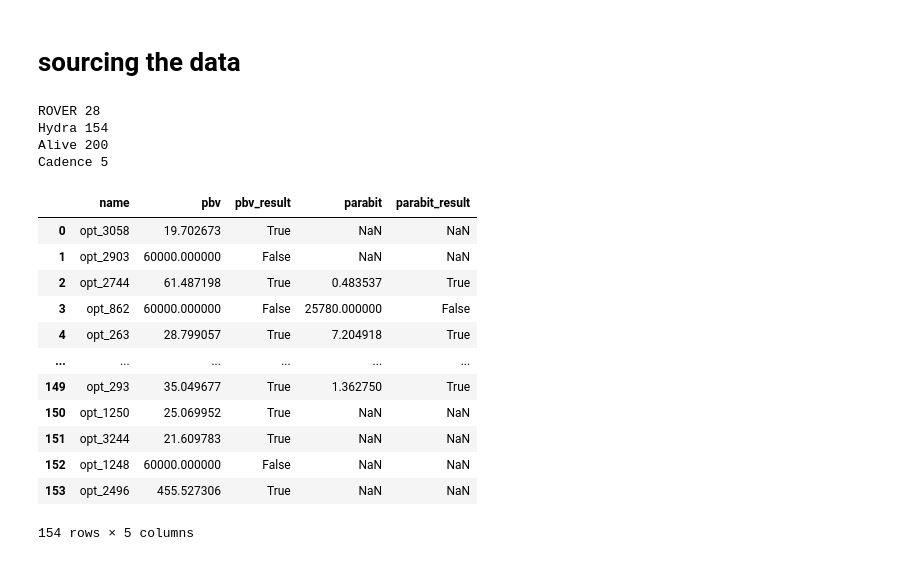
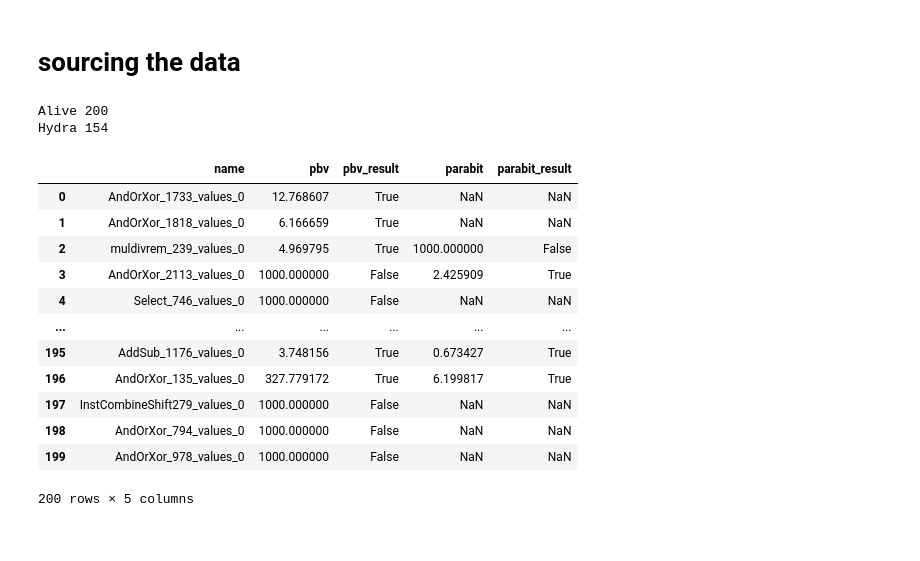
Before and after one commit to luigirinaldi/CAV, a Jupyter notebook: scripts/plots/eval_graphs.ipynb, the cells around one changed output. Cells and saved outputs as stored; diff of their text form; code cells hidden in the pictures.

Commit message:
better smoke test

```diff
--- a/scripts/plots/eval_graphs.ipynb
+++ b/scripts/plots/eval_graphs.ipynb
@@ -8,34 +8,42 @@ import pandas as pd
 import math
 import json
 
+# nbconvert sets cwd to the notebook's directory (plots/); fix it to scripts/
+if not (Path.cwd() / 'plots').exists():
+    os.chdir(Path.cwd().parent)
+
 from plots.utils import load_sledge_data, prepare_step_data
 
 plt.style.use("./plots/latex_style.mplstyle")
 
+smoke_test = os.environ.get("SMOKE_TEST", "0") == "1"
+
 benches = ["ROVER", "Hydra", "Alive", "Cadence"]
+active_benches = ["Alive", "Hydra"] if smoke_test else benches
 
-RESULTS_DIR = Path("../results")
-RESULTS_DIR_ALT = Path("../benchmarks/results")
+RESULTS_DIR = Path("../results") if not smoke_test else Path("../smoke_test")
+# RESULTS_DIR_ALT = Path("../benchmarks/results")
 
 BENCH_BASE = Path("../benchmarks")
 
 FIGURES_PATH = RESULTS_DIR / "plots"
-
-TABLE_OUTPUT = RESULTS_DIR / 'tables'
+TABLE_OUTPUT = RESULTS_DIR / "tables"
 
 TIMEOUT = 60_000  # timeout in milliseconds
 
 os.makedirs(FIGURES_PATH, exist_ok=True)
+os.makedirs(TABLE_OUTPUT, exist_ok=True)
 
 parabit = {}
 pbv = {}
 
-pbv["Alive"] = pd.read_csv(f"{RESULTS_DIR_ALT}/solver/alive_smt2/results.csv")
-pbv["Hydra"] = pd.read_csv(f"{RESULTS_DIR_ALT}/solver/hydra_smt2/results.csv")
-pbv["Cadence"] = pd.read_csv(f"{RESULTS_DIR_ALT}/solver/Cadence_smt2/summary.csv")
-pbv["ROVER"] = pd.read_csv(f"{RESULTS_DIR_ALT}/solver/rover_smt2/summary.csv")
+for bench in active_benches:
+    if bench in ("Alive", "Hydra"):
+        pbv[bench] = pd.read_csv(f"{RESULTS_DIR}/pbv/{bench}/results.csv")
+    else:
+        pbv[bench] = pd.read_csv(f"{RESULTS_DIR}/pbv/{bench}/summary.csv")
 
-for bench in benches:
+for bench in active_benches:
     parabit[bench] = pd.read_csv(f"{RESULTS_DIR}/parabit/{bench}/results.csv")
     parabit[bench]["time_taken"] = (
         parabit[bench]["time_taken"] * 1000
@@ -56,7 +64,7 @@ for bench in benches:
 # pbv, parabit, mirabelle
 # %%
 datas = {}
-for i, bench in enumerate(benches):
+for i, bench in enumerate(active_benches):
     all_names = set(parabit[bench]["file"]) | set(pbv[bench]["file"])
 
     data = pd.DataFrame()
@@ -67,51 +75,47 @@ for i, bench in enumerate(benches):
 
     if bench in ["Hydra", "Alive"]:
         filtered = pbv[bench][["time", "file", "result"]]
     else:
         filtered = pbv[bench][["unsat_time_average", "file", "result"]]
         filtered = filtered.rename(columns={"unsat_time_average": "time"})
 
     filtered["time"] *= 1000  # convert second to ms
     data = data.merge(filtered, left_on="name", right_on="file", how="left")
     data = data.rename(columns={"time": "pbv", "result": "pbv_result"}).drop(
         columns="file"
     )
     data["pbv_result"] = data["pbv_result"].map(
         {"unsat": True, "sat": False, "timeout": False, "error": False}
     )
 
     filtered = parabit[bench][["time_taken", "file", "status"]]
     data = data.merge(filtered, left_on="name", right_on="file", how="left")
     data = data.rename(
         columns={"time_taken": "parabit", "status": "parabit_result"}
     ).drop(columns="file")
     data["parabit_result"] = data["parabit_result"].map(
         {"SUCCESS": True, "FAILED": False}
     )
 
-    # mir = mirabelle[bench]['nolemma'].set_index('name')
-    # data['nolemma'] = mir['time'].where(mir['timeout'] == False)
     datas[bench] = data
 
-datas["Hydra"]
+datas[active_benches[0]]
 # %% [output]
-ROVER 28
+Alive 200
 Hydra 154
-Alive 200
-Cadence 5
 |  | name | pbv | pbv_result | parabit | parabit_result |
-| 0 | opt_3058 | 19.702673 | True | NaN | NaN |
-| 1 | opt_2903 | 60000.000000 | False | NaN | NaN |
-| 2 | opt_2744 | 61.487198 | True | 0.483537 | True |
-| 3 | opt_862 | 60000.000000 | False | 25780.000000 | False |
-| 4 | opt_263 | 28.799057 | True | 7.204918 | True |
+| 0 | AndOrXor_1733_values_0 | 12.768607 | True | NaN | NaN |
+| 1 | AndOrXor_1818_values_0 | 6.166659 | True | NaN | NaN |
+| 2 | muldivrem_239_values_0 | 4.969795 | True | 1000.000000 | False |
+| 3 | AndOrXor_2113_values_0 | 1000.000000 | False | 2.425909 | True |
+| 4 | Select_746_values_0 | 1000.000000 | False | NaN | NaN |
 | ... | ... | ... | ... | ... | ... |
-| 149 | opt_293 | 35.049677 | True | 1.362750 | True |
-| 150 | opt_1250 | 25.069952 | True | NaN | NaN |
-| 151 | opt_3244 | 21.609783 | True | NaN | NaN |
-| 152 | opt_1248 | 60000.000000 | False | NaN | NaN |
-| 153 | opt_2496 | 455.527306 | True | NaN | NaN |
+| 195 | AddSub_1176_values_0 | 3.748156 | True | 0.673427 | True |
+| 196 | AndOrXor_135_values_0 | 327.779172 | True | 6.199817 | True |
+| 197 | InstCombineShift279_values_0 | 1000.000000 | False | NaN | NaN |
+| 198 | AndOrXor_794_values_0 | 1000.000000 | False | NaN | NaN |
+| 199 | AndOrXor_978_values_0 | 1000.000000 | False | NaN | NaN |
-154 rows × 5 columns
+200 rows × 5 columns
 # %%
 single_width = {}
 multi_width = {}
```
Also changed, not shown: parts of 3 cells of this notebook, 4 other files.
